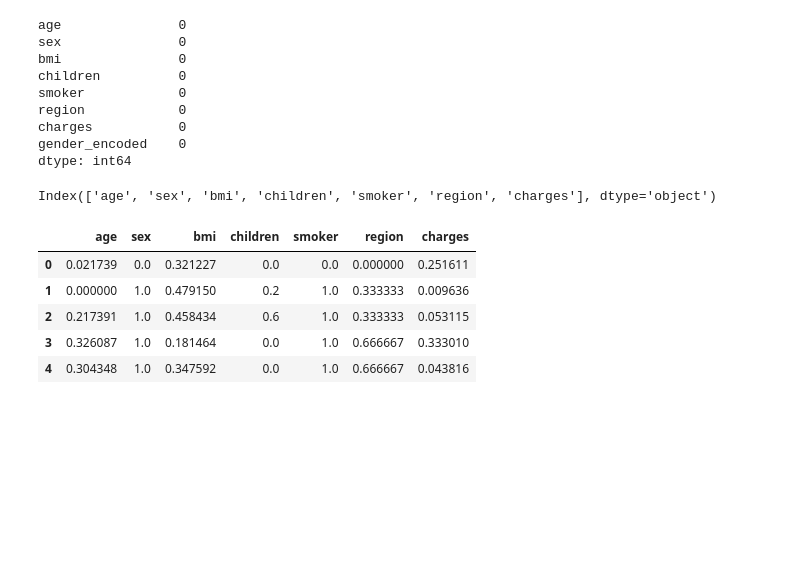
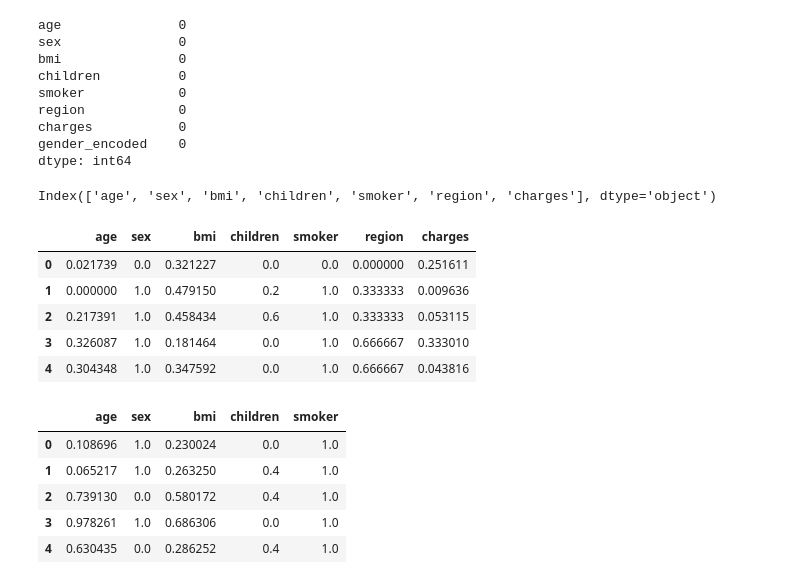
Before and after one commit to bartowen/linear_regression, a Jupyter notebook: src/explore.ipynb, the cells around one changed output. Cells and saved outputs as stored; diff of their text form; code cells hidden in the pictures; blank space fills up the shorter version.

Commit message:
selccion de caracteristicas

```diff
--- a/src/explore.ipynb
+++ b/src/explore.ipynb
@@ -446,3 +446,30 @@ df_escalado.head()
 | 2 | 0.217391 | 1.0 | 0.458434 | 0.6 | 1.0 | 0.333333 | 0.053115 |
 | 3 | 0.326087 | 1.0 | 0.181464 | 0.0 | 1.0 | 0.666667 | 0.333010 |
 | 4 | 0.304348 | 1.0 | 0.347592 | 0.0 | 1.0 | 0.666667 | 0.043816 |
+# %%
+#Selección de caracteristicas
+
+from sklearn.feature_selection import SelectKBest, f_regression
+from sklearn.model_selection import train_test_split
+
+X = df_escalado.drop('charges', axis = 1)
+y = df_escalado['charges']
+
+X_train, X_test, y_train, y_test = train_test_split(X,y,test_size=0.2,random_state= 42)
+
+modelo_seleccion = SelectKBest(f_regression, k=5)
+modelo_seleccion.fit(X_train, y_train)
+
+ix = modelo_seleccion.get_support()
+
+X_train_sel = pd.DataFrame(modelo_seleccion.transform(X_train),columns=X_train.columns.values[ix])
+X_test_sel = pd.DataFrame(modelo_seleccion.transform(X_test),columns=X_test.columns.values[ix])
+
+X_train_sel.head()
+# %% [output]
+|  | age | sex | bmi | children | smoker |
+| 0 | 0.108696 | 1.0 | 0.230024 | 0.0 | 1.0 |
+| 1 | 0.065217 | 1.0 | 0.263250 | 0.4 | 1.0 |
+| 2 | 0.739130 | 0.0 | 0.580172 | 0.4 | 1.0 |
+| 3 | 0.978261 | 1.0 | 0.686306 | 0.0 | 1.0 |
+| 4 | 0.630435 | 0.0 | 0.286252 | 0.4 | 1.0 |
```
